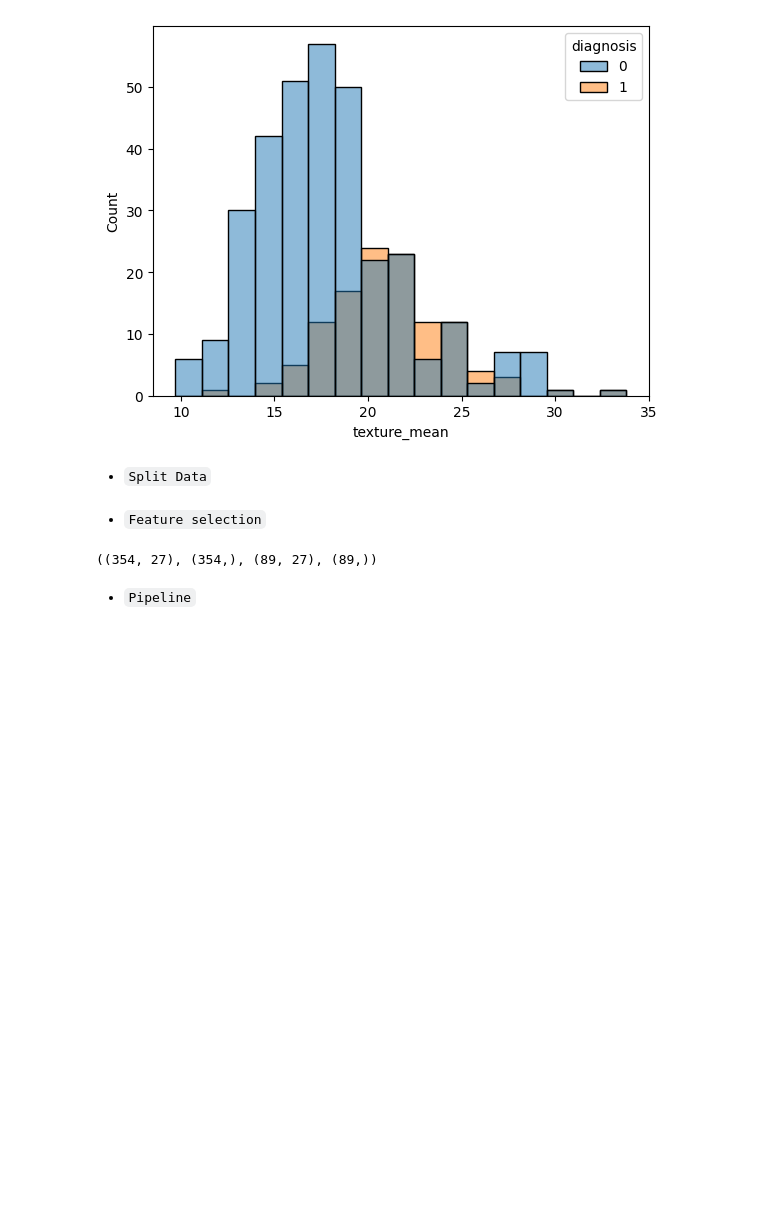
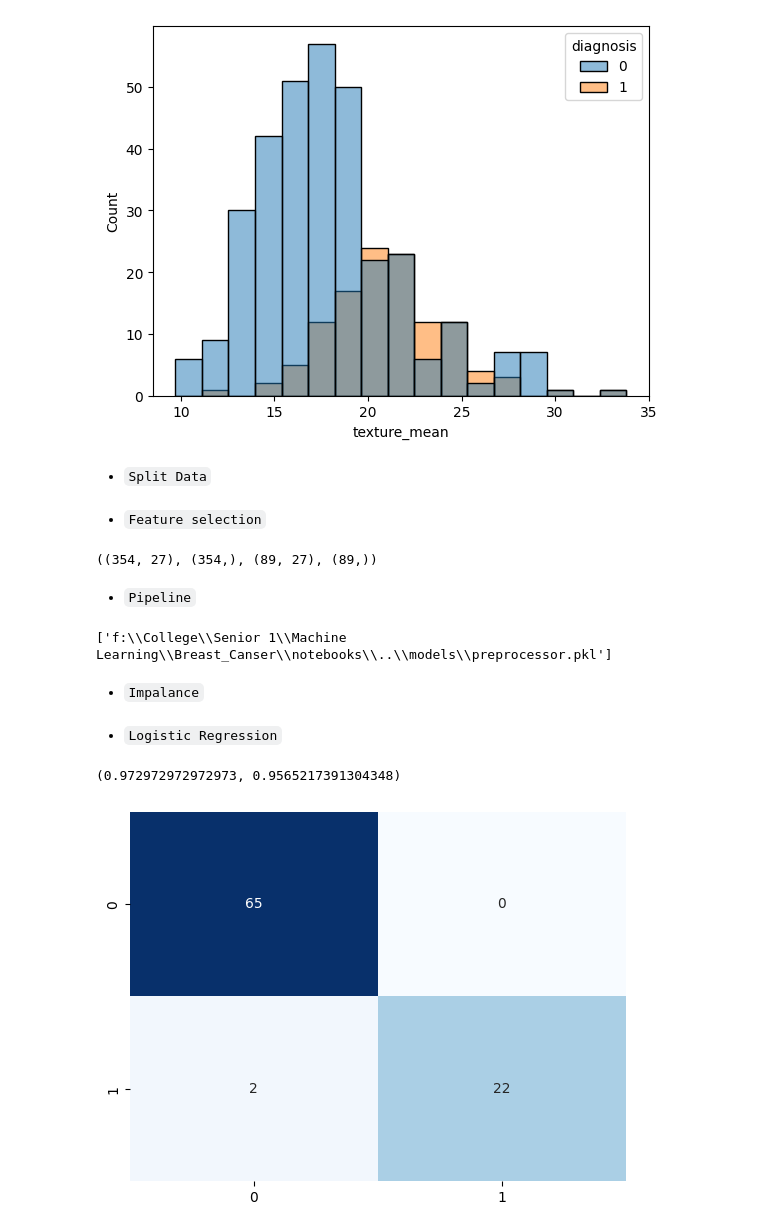
Before and after one commit to abdelrhmanSherpiny/breast_cancer, a Jupyter notebook: notebooks/notebook.ipynb, the cells around one changed output. Saved outputs shown, nothing was run; the diff lists cells and outputs as text; code cells hidden in the pictures; blank space fills up the shorter version.

```diff
--- a/notebooks/notebook.ipynb
+++ b/notebooks/notebook.ipynb
@@ -50,7 +56,7 @@ dtypes: float64(31), int64(1), object(1)
 memory usage: 146.8+ KB
 # %%
 df =  df.iloc[0:,1:-1]
-df.columns.str.strip().str.replace(' ','_')
+df.columns = df.columns.str.strip().str.replace(' ','_')
 df.info()
 # %% [output]
 <class 'pandas.core.frame.DataFrame'>
@@ -172,3 +178,41 @@ X_train.shape, y_train.shape, X_test.shape, y_test.shape
 ((354, 27), (354,), (89, 27), (89,))
 # %% [markdown]
 * `Pipeline`
+# %%
+preprocessor = Pipeline([
+    ('imputer', SimpleImputer()),
+    ('scaler', StandardScaler())
+])
+
+X_train_final = preprocessor.fit_transform(X_train)
+X_test_final = preprocessor.transform(X_test)
+# %%
+models_path = os.path.join(os.getcwd(), '..', 'models')
+joblib.dump(preprocessor,  os.path.join(models_path, 'preprocessor.pkl'))
+# %% [output]
+['f:\\College\\Senior 1\\Machine Learning\\Breast_Canser\\notebooks\\..\\models\\preprocessor.pkl']
+# %% [markdown]
+* `Impalance`
+# %%
+over = SMOTE(random_state=45, sampling_strategy=0.7, k_neighbors=5)
+X_train_resampled, y_train_resampled = over.fit_resample(X_train_final, y_train)
+# %% [markdown]
+* `Logistic Regression`
+# %%
+log_clf = LogisticRegression(C = 1.5)
+log_clf.fit(X_train_resampled, y_train_resampled)
+
+y_train_pred_log = log_clf.predict(X_train_final)
+y_test_pred_log = log_clf.predict(X_test_final)
+
+score_train_log = f1_score(y_pred=y_train_pred_log, y_true=y_train)
+score_test_log = f1_score(y_pred=y_test_pred_log, y_true=y_test)
+
+score_train_log, score_test_log
+# %% [output]
+(0.972972972972973, 0.9565217391304348)
+# %%
+sns.heatmap(confusion_matrix(y_pred=y_test_pred_log, y_true=y_test), annot=True, cbar=False, cmap='Blues')
+plt.show()
+# %% [output]
+[figure, added]
```
Also changed, not shown: parts of 14 cells of this notebook, 11 other files.
